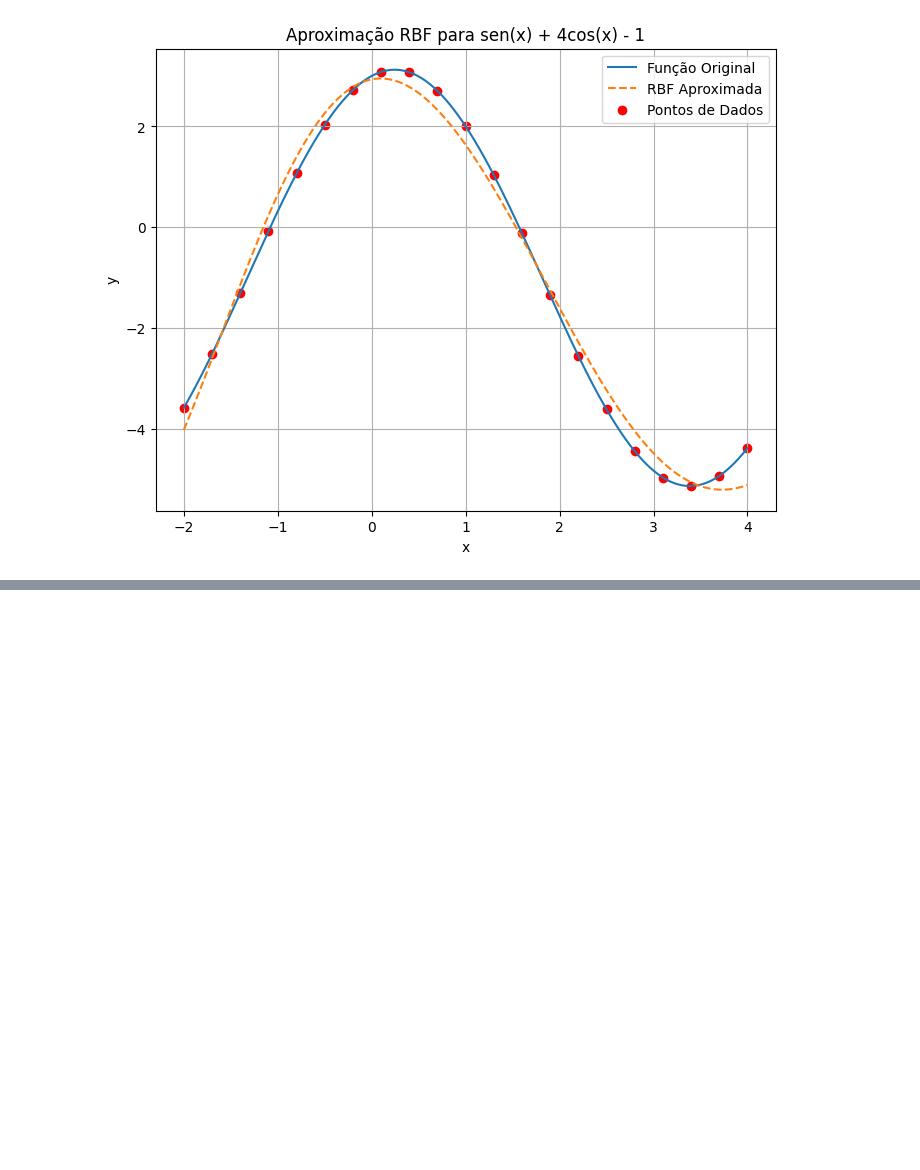
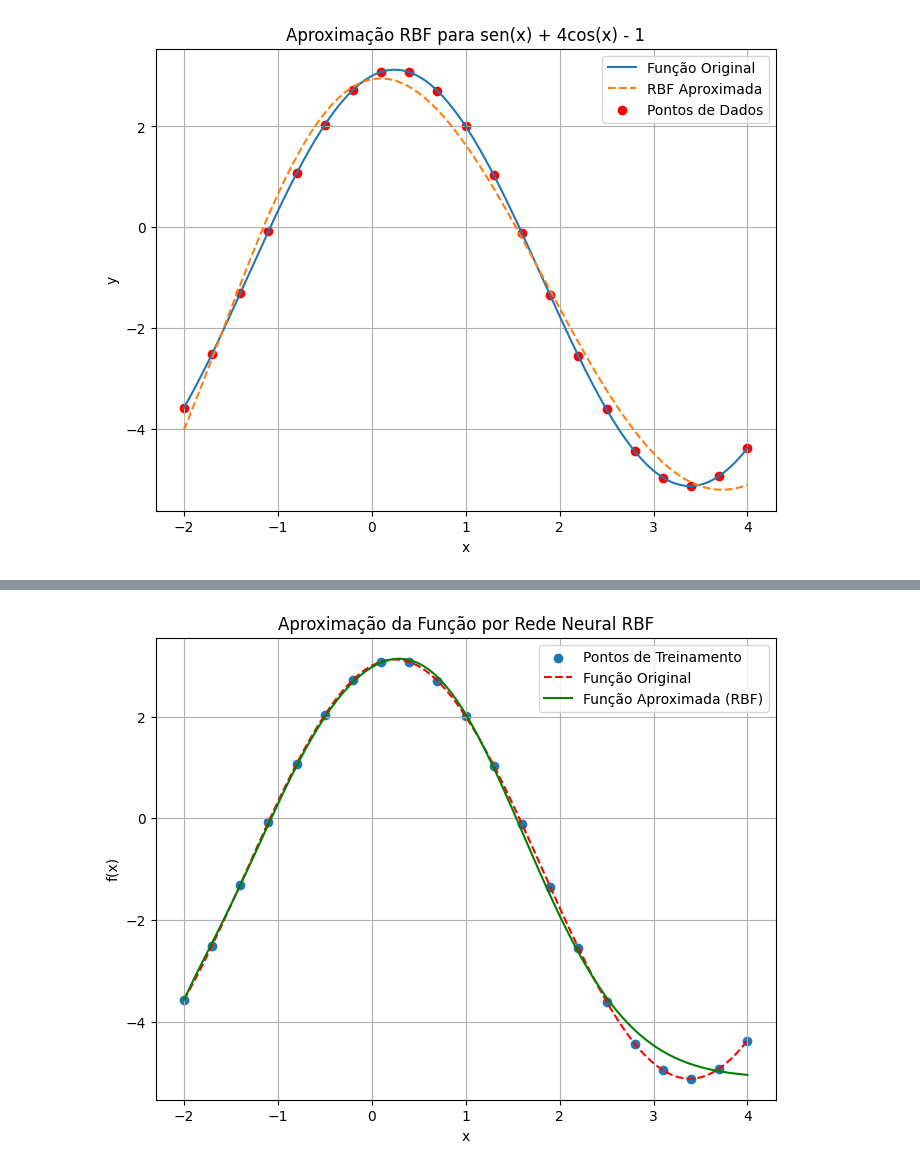
Before and after one commit to ViniciusBPessoa/Repositorio_Academico_Multidisciplinar, a Jupyter notebook: Redes Neurais/mini projeto 03/main.ipynb, the cells around one changed output, grey strips where cells are left out. Cells and saved outputs as stored; diff of their text form; code cells hidden in the pictures; blank space fills up the shorter version.

```diff
--- a/Redes Neurais/mini projeto 03/main.ipynb
+++ b/Redes Neurais/mini projeto 03/main.ipynb
@@ -165,0 +202,71 @@ Epoch [1000/1000], Loss: 0.0001
+# %%
+import torch
+import matplotlib.pyplot as plt
+import numpy as np
+
+# Definir a função a ser aproximada: f(x) = sen(x) + 4cos(x) - 1
+def original_function(x):
+    return torch.sin(x) + 4 * torch.cos(x) - 1
+
+# Gerar os 21 pontos do intervalo [-2, 4]
+x_train = torch.linspace(-2, 4, 21)
+y_train = original_function(x_train)
+
+# Criar a rede neural RBF com 4 centros
+class RBFNet(torch.nn.Module):
+    def __init__(self, input_dim, num_centers):
+        super(RBFNet, self).__init__()
+        self.centers = torch.nn.Parameter(torch.Tensor(num_centers, input_dim))
+        self.beta = torch.nn.Parameter(torch.ones(num_centers))
+        self.linear = torch.nn.Linear(num_centers, 1)
+
+        # Inicializar os centros de forma aleatória
+        self.centers.data = torch.Tensor(np.random.uniform(-2, 4, (num_centers, input_dim)))
+
+    def forward(self, x):
+        # Calcular as distâncias entre os pontos de entrada e os centros
+        dist = torch.cdist(x, self.centers)
+        # Aplicar a função de ativação RBF: f(r) = exp(-beta * r^2)
+        rbf_out = torch.exp(-self.beta * dist.pow(2))
+        # Realizar a combinação linear dos resultados RBF
+        out = self.linear(rbf_out)
+        return out
+
+# Definir a função para treinar a rede
+def train(model, x_train, y_train, epochs=100, lr=0.1):
+    criterion = torch.nn.MSELoss()
+    optimizer = torch.optim.Adam(model.parameters(), lr=lr)
+
+    for epoch in range(epochs):
+        optimizer.zero_grad()
+        outputs = model(x_train.unsqueeze(1))
+        loss = criterion(outputs.squeeze(), y_train)
+        loss.backward()
+        optimizer.step()
+
+        if epoch % 500 == 0:
+            print(f'Epoch {epoch+1}/{epochs}, Loss: {loss.item()}')
+
+# Criar a instância da rede RBF
+model = RBFNet(input_dim=1, num_centers=4)
+
+# Treinar a rede com os dados
+train(model, x_train, y_train)
+
+# Gerar a previsão da função aproximada pela RBF
+x_test = torch.linspace(-2, 4, 100)
+with torch.no_grad():
+    predicted = model(x_test.unsqueeze(1)).squeeze().numpy()
+
+# Plotar os resultados
+plt.figure(figsize=(8, 6))
+plt.scatter(x_train, y_train, label='Pontos de Treinamento')
+plt.plot(x_test.numpy(), original_function(x_test).numpy(), label='Função Original', linestyle='--', color='red')
+plt.plot(x_test.numpy(), predicted, label='Função Aproximada (RBF)', linestyle='-', color='green')
+plt.legend()
+plt.xlabel('x')
+plt.ylabel('f(x)')
+plt.title('Aproximação da Função por Rede Neural RBF')
+plt.grid(True)
+plt.show()
+# %% [output]
@@ -165,0 +274 @@ Epoch [1000/1000], Loss: 0.0001
+[figure, added]
```
Also changed, not shown: parts of 4 cells of this notebook.
